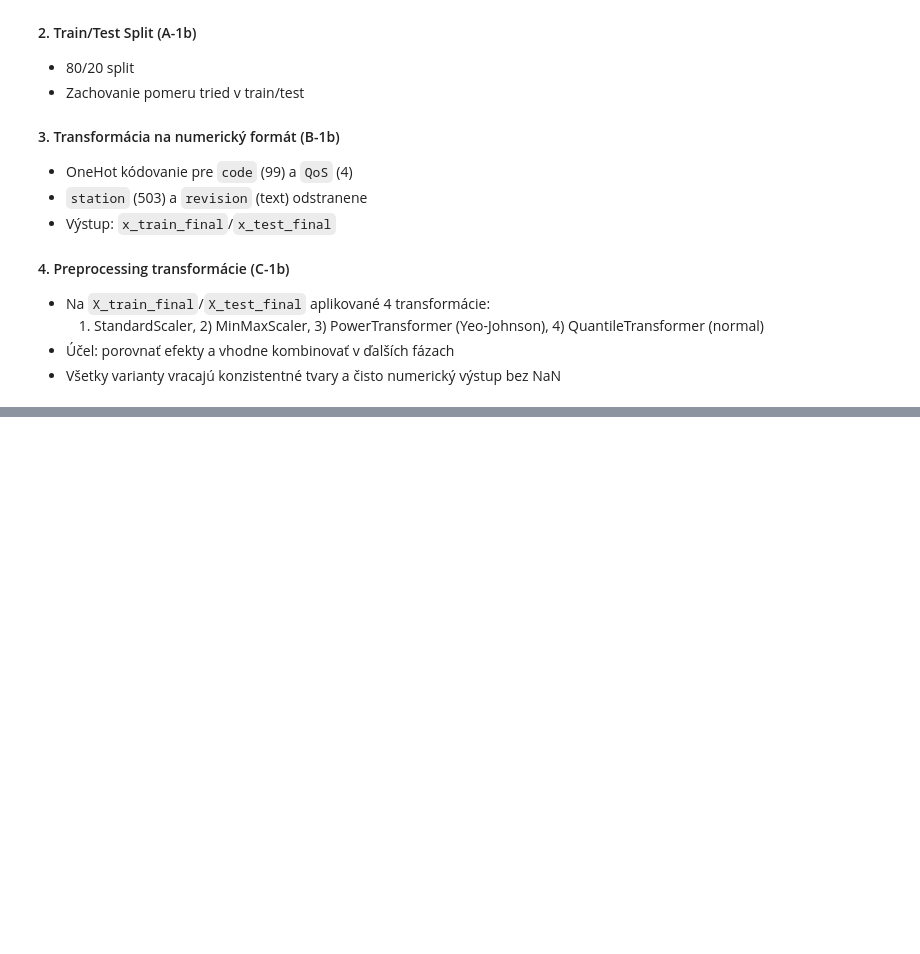
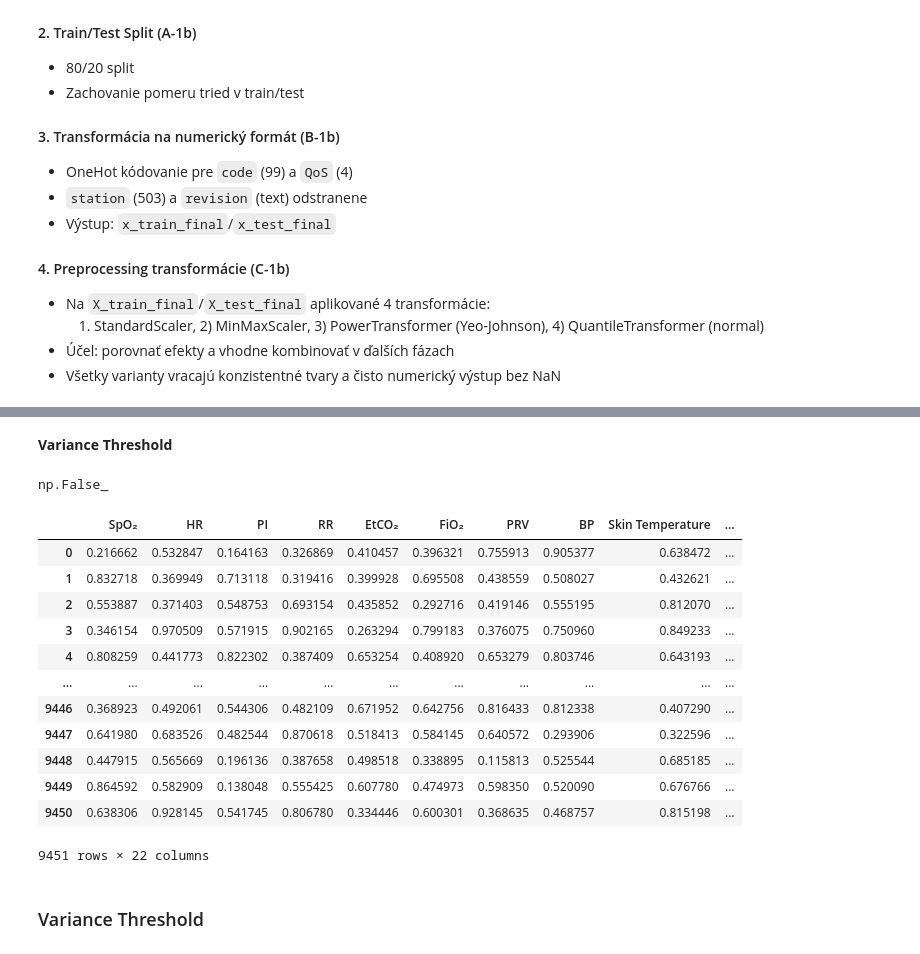
Before and after one commit to BohachNazar/IAUZadanie1, a Jupyter notebook: 1.ipynb, the cells around one changed output, grey strips where cells are left out. Cells and saved outputs as stored; diff of their text form; code cells hidden in the pictures; blank space fills up the shorter version.

```diff
--- a/1.ipynb
+++ b/1.ipynb
@@ -1326,0 +1328,7 @@ plt.show()
+# %% [markdown]
+**Variance Threshold**
+# %%
+data = obs_iqr.copy()
+target = 'oximetry'
+X = data.drop(columns=[target])
+y = data[target]
@@ -1326,0 +1341,25 @@ plt.show()
+# %%
+#Check if we have all values
+X.isnull().values.any()
+# %% [output]
+np.False_
+# %%
+# Škálovanie (pre chi2 a F-test musia byť kladné)
+X_scaled = pd.DataFrame(MinMaxScaler().fit_transform(X), columns=X.columns)
+X_scaled
+# %% [output]
+|  | SpO₂ | HR | PI | RR | EtCO₂ | FiO₂ | PRV | BP | Skin Temperature | ... |
+| 0 | 0.216662 | 0.532847 | 0.164163 | 0.326869 | 0.410457 | 0.396321 | 0.755913 | 0.905377 | 0.638472 | ... |
+| 1 | 0.832718 | 0.369949 | 0.713118 | 0.319416 | 0.399928 | 0.695508 | 0.438559 | 0.508027 | 0.432621 | ... |
+| 2 | 0.553887 | 0.371403 | 0.548753 | 0.693154 | 0.435852 | 0.292716 | 0.419146 | 0.555195 | 0.812070 | ... |
+| 3 | 0.346154 | 0.970509 | 0.571915 | 0.902165 | 0.263294 | 0.799183 | 0.376075 | 0.750960 | 0.849233 | ... |
+| 4 | 0.808259 | 0.441773 | 0.822302 | 0.387409 | 0.653254 | 0.408920 | 0.653279 | 0.803746 | 0.643193 | ... |
+| ... | ... | ... | ... | ... | ... | ... | ... | ... | ... | ... |
+| 9446 | 0.368923 | 0.492061 | 0.544306 | 0.482109 | 0.671952 | 0.642756 | 0.816433 | 0.812338 | 0.407290 | ... |
+| 9447 | 0.641980 | 0.683526 | 0.482544 | 0.870618 | 0.518413 | 0.584145 | 0.640572 | 0.293906 | 0.322596 | ... |
+| 9448 | 0.447915 | 0.565669 | 0.196136 | 0.387658 | 0.498518 | 0.338895 | 0.115813 | 0.525544 | 0.685185 | ... |
+| 9449 | 0.864592 | 0.582909 | 0.138048 | 0.555425 | 0.607780 | 0.474973 | 0.598350 | 0.520090 | 0.676766 | ... |
+| 9450 | 0.638306 | 0.928145 | 0.541745 | 0.806780 | 0.334446 | 0.600301 | 0.368635 | 0.468757 | 0.815198 | ... |
+9451 rows × 22 columns
+# %% [markdown]
+###  Variance Threshold
```
Also changed, not shown: parts of 47 cells of this notebook, 1 other file.
